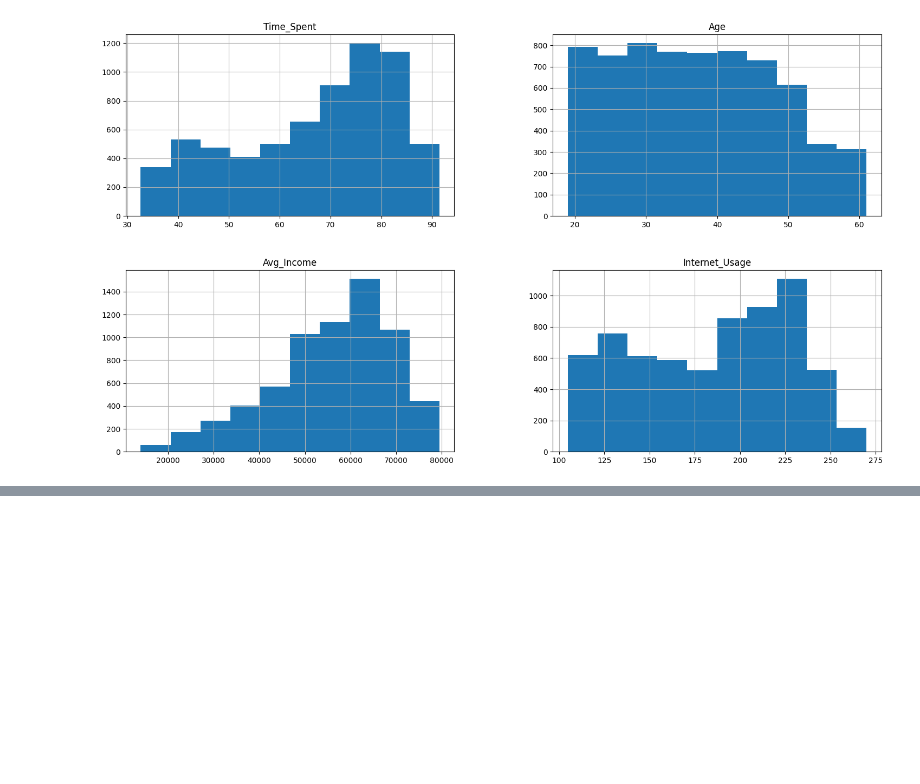
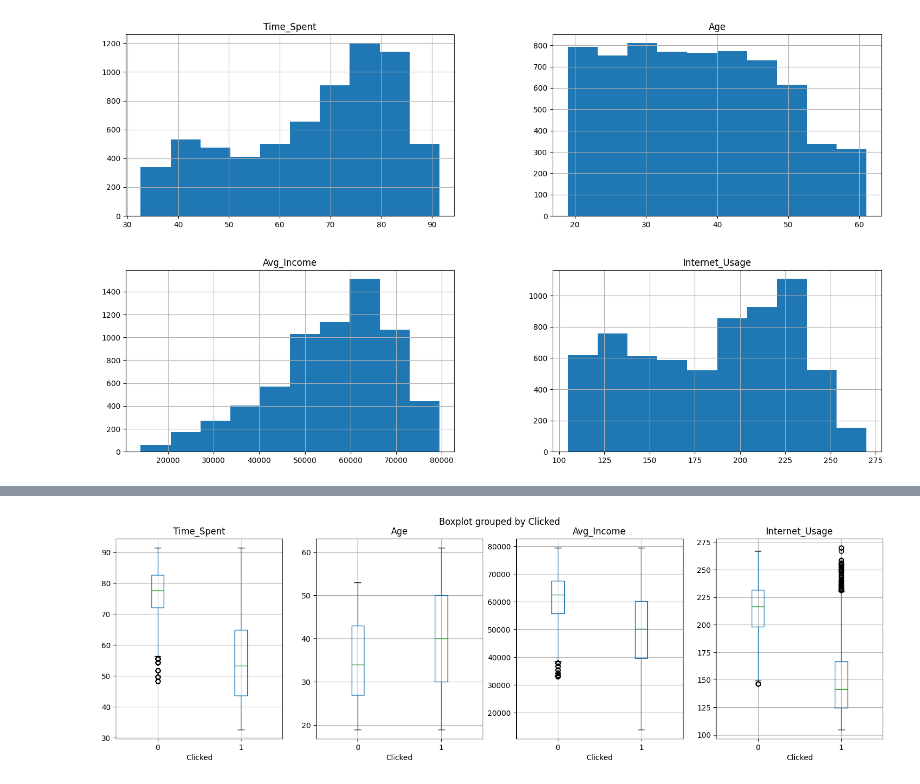
Before and after one commit to anish3565/Case_Studies, a Jupyter notebook: Classification/1. AdClickClassification.ipynb, the cells around one changed output, grey strips where cells are left out. Saved outputs shown, nothing was run; the diff lists cells and outputs as text; code cells hidden in the pictures; blank space fills up the shorter version.

Commit message:
Box-plot interpretation to be added

```diff
--- a/Classification/1. AdClickClassification.ipynb
+++ b/Classification/1. AdClickClassification.ipynb
@@ -370,0 +458,13 @@ array([[<Axes: title={'center': 'Time_Spent'}>,
+# %%
+# Box plots for Categorical Target variable "Clicked" and Continuous predictors
+ContinuousColList=["Time_Spent", "Age", "Avg_Income", "Internet_Usage"]
+
+import matplotlib.pyplot as plt
+
+fig, plotCanvas = plt.subplots(nrows=1, ncols=len(ContinuousColList), figsize=(18,5))
+
+# Creating box plots for each continuous predictors against the Target variable "Clicked"
+for PredictorCol, i in zip(ContinuousColList, range(len(ContinuousColList))):
+    AdClickData.boxplot(column=PredictorCol, by='Clicked', figsize=(5,5), vert=True, ax=plotCanvas[i])
+# %% [output]
+[figure, added]
```
Also changed, not shown: parts of 10 cells of this notebook.
